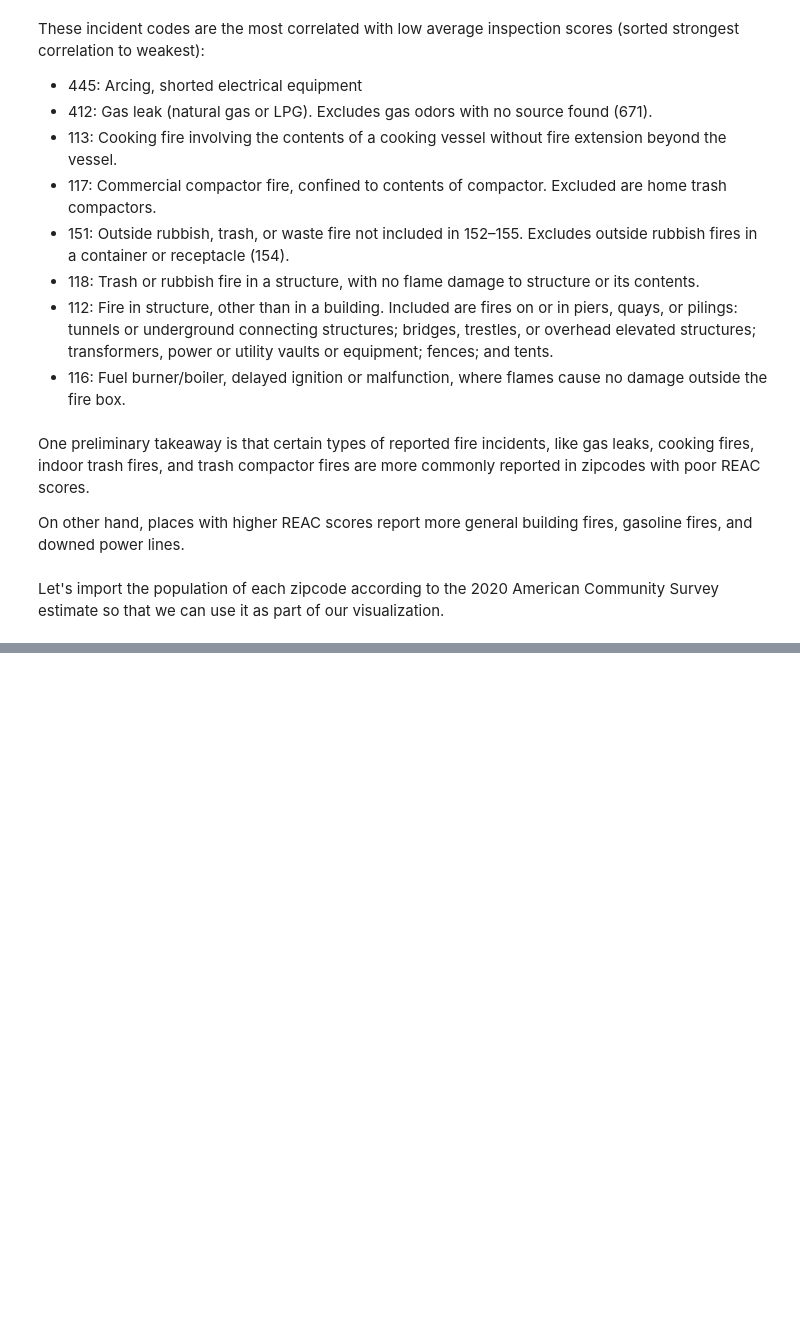
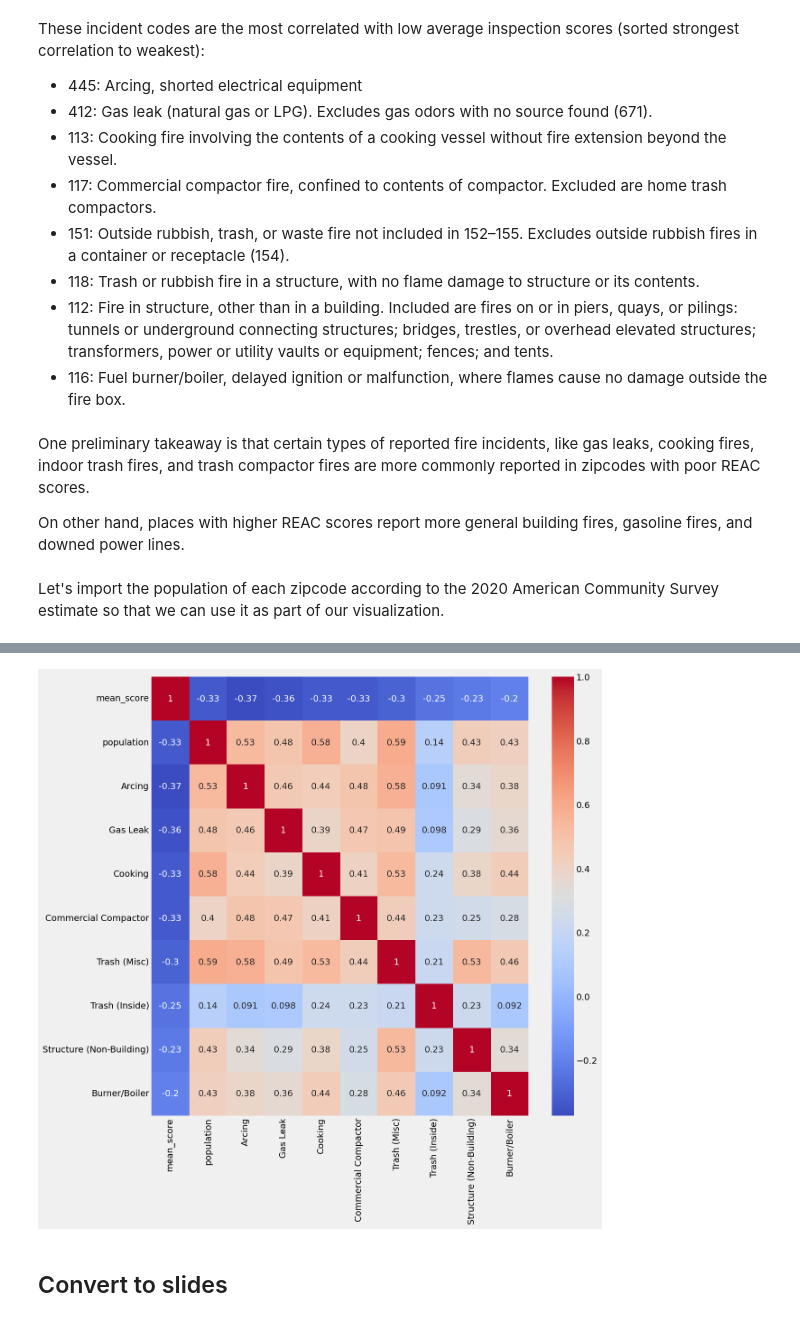
Before and after one commit to jackvandeleuv/fire_data_linkage, a Jupyter notebook: incident_type_by_zip.ipynb, the cells around one changed output, grey strips where cells are left out. Saved outputs shown, nothing was run; the diff lists cells and outputs as text; code cells hidden in the pictures; blank space fills up the shorter version.

```diff
--- a/incident_type_by_zip.ipynb
+++ b/incident_type_by_zip.ipynb
@@ -280,0 +279,9 @@ result
+# %%
+# incs is the list of identified incidents from earlier
+top_incs = type_score_pop.loc[:, ['zip', 'INSPECTION_SCORE', 'population'] + [str(x) for x in incidents]]
+
+# Add labels to the DataFrame
+top_incs = top_incs.rename(columns={str(x): labels[i] for i, x in enumerate(incidents)})
+top_incs = top_incs.rename(columns={'INSPECTION_SCORE': 'mean_score'})
+
+top_incs.info()
@@ -280,0 +309,2 @@ result
+# %%
+top_incs = top_incs.dropna()
@@ -280,0 +327,8 @@ result
+# %%
+plt.figure(figsize=(12, 12))
+sns.heatmap(top_incs.corr(),
+            annot=True,
+            cmap='coolwarm')
+plt.show()
+# %% [output]
+[figure, added]
@@ -280,0 +337,2 @@ result
+# %% [markdown]
+## Convert to slides
```
Also changed, not shown: parts of 17 cells of this notebook.
